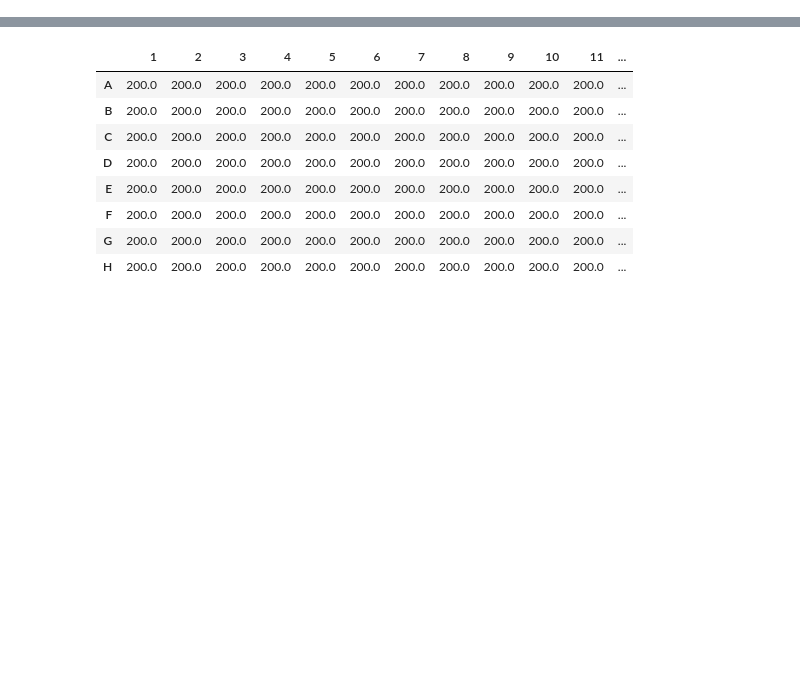
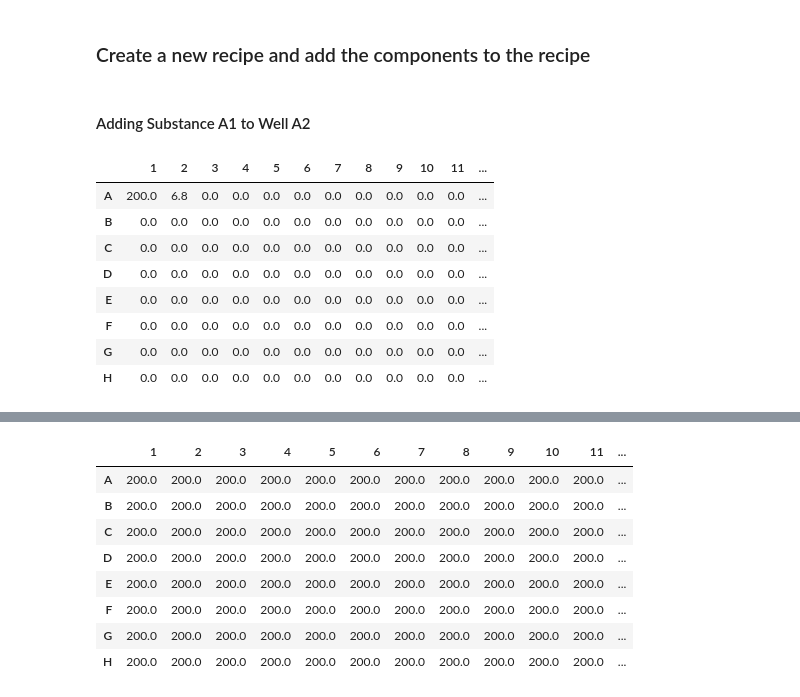
Before and after one commit to mpenmets/Merck_challenge_Code, a Jupyter notebook: Q1.ipynb, the cells around one changed output, grey strips where cells are left out. Saved outputs shown, nothing was run; the diff lists cells and outputs as text; code cells hidden in the pictures; blank space fills up the shorter version.

```diff
--- a/Q1.ipynb
+++ b/Q1.ipynb
@@ -51,2 +56,4 @@ Bi_containers = [Container(f"B{i}_C",  initial_contents=[(Bi_substances[i], "10
 plate = Plate('96_well_plate', max_volume_per_well='500 uL', rows=8, columns=12)
+# %% [markdown]
+### Create a new recipe and add the components to the recipe
 # %%
@@ -110,3 +117,17 @@ for row in range(plate.n_rows):
 results = recipe.bake()
 plate = results[plate.name]
 # recipe.visualize(what=plate, mode='final', unit='uL', timeframe=0)
+# %% [markdown]
+#### Adding Substance A1 to Well A2
+# %%
+recipe.visualize(what=plate, mode='final', unit='uL', timeframe=5)
+# %% [output]
+|  | 1 | 2 | 3 | 4 | 5 | 6 | 7 | 8 | 9 | 10 | 11 | ... |
+| A | 200.0 | 6.8 | 0.0 | 0.0 | 0.0 | 0.0 | 0.0 | 0.0 | 0.0 | 0.0 | 0.0 | ... |
+| B | 0.0 | 0.0 | 0.0 | 0.0 | 0.0 | 0.0 | 0.0 | 0.0 | 0.0 | 0.0 | 0.0 | ... |
+| C | 0.0 | 0.0 | 0.0 | 0.0 | 0.0 | 0.0 | 0.0 | 0.0 | 0.0 | 0.0 | 0.0 | ... |
+| D | 0.0 | 0.0 | 0.0 | 0.0 | 0.0 | 0.0 | 0.0 | 0.0 | 0.0 | 0.0 | 0.0 | ... |
+| E | 0.0 | 0.0 | 0.0 | 0.0 | 0.0 | 0.0 | 0.0 | 0.0 | 0.0 | 0.0 | 0.0 | ... |
+| F | 0.0 | 0.0 | 0.0 | 0.0 | 0.0 | 0.0 | 0.0 | 0.0 | 0.0 | 0.0 | 0.0 | ... |
+| G | 0.0 | 0.0 | 0.0 | 0.0 | 0.0 | 0.0 | 0.0 | 0.0 | 0.0 | 0.0 | 0.0 | ... |
+| H | 0.0 | 0.0 | 0.0 | 0.0 | 0.0 | 0.0 | 0.0 | 0.0 | 0.0 | 0.0 | 0.0 | ... |
```
Also changed, not shown: parts of 26 cells of this notebook.
